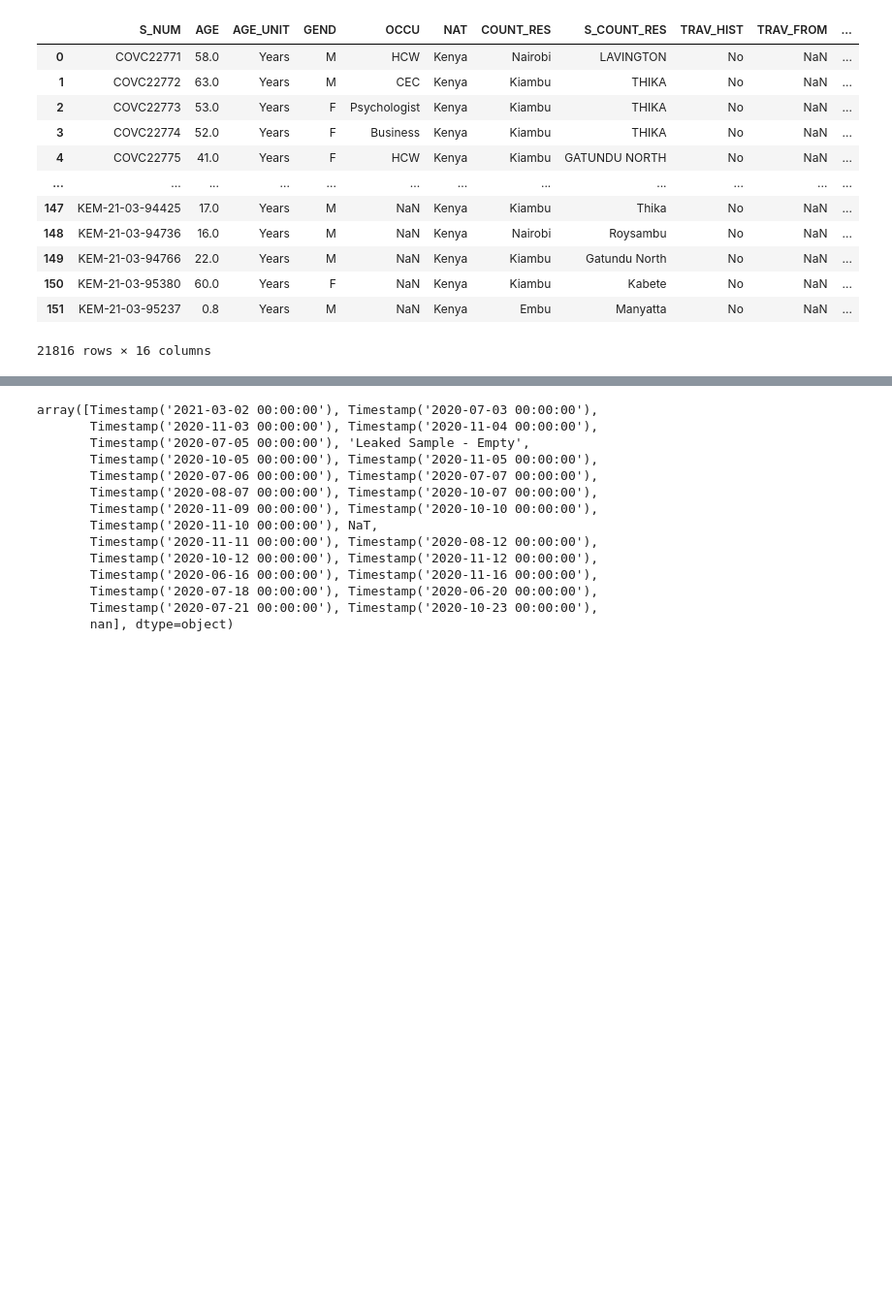
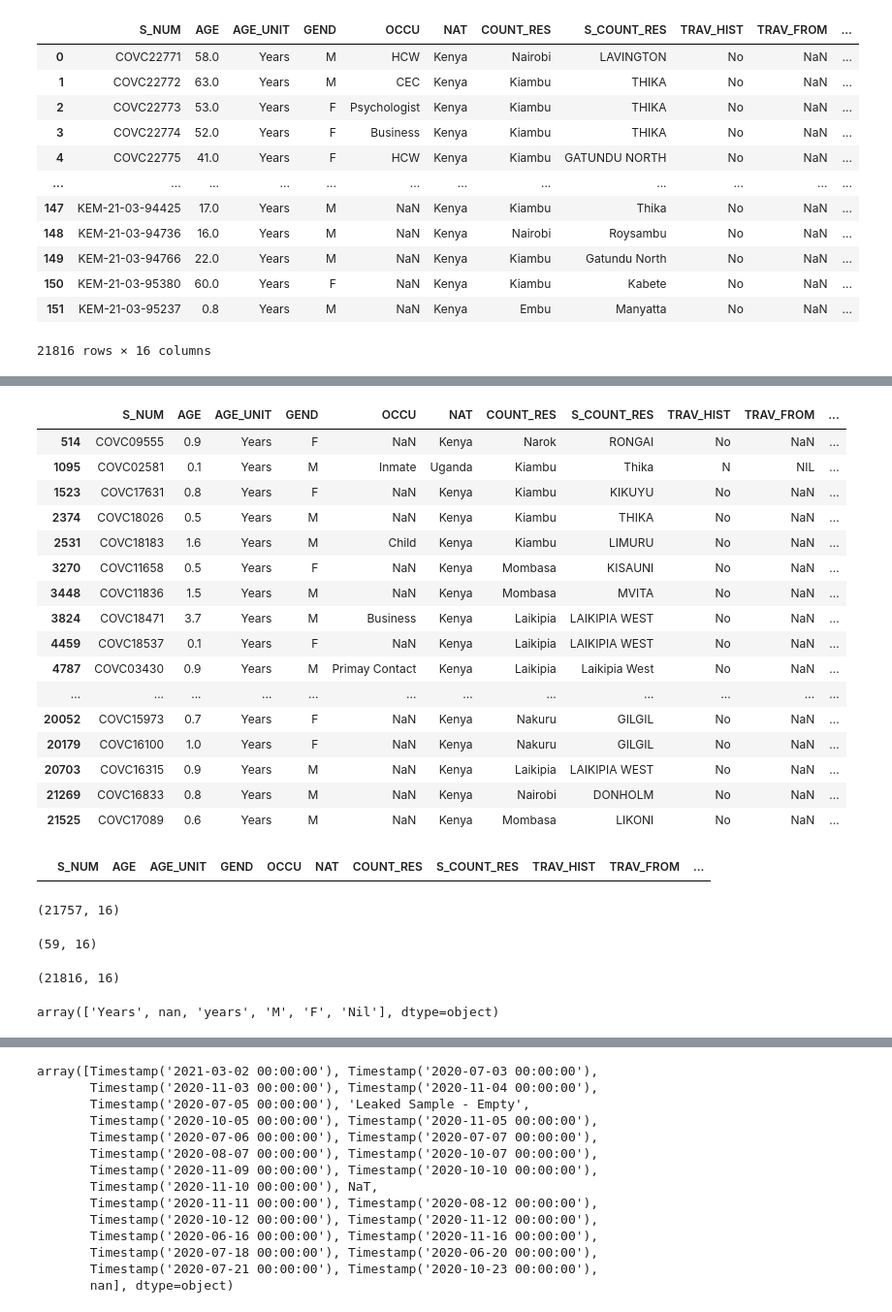
Before and after one commit to ousodaniel/SARS-CoV-2-Data-Workflows, a Jupyter notebook: metadata-cleaning.ipynb, the cells around one changed output, grey strips where cells are left out. Shown: that part at 97% size. Cells and saved outputs as stored; diff of their text form; code cells hidden in the pictures; blank space fills up the shorter version.

```diff
--- a/metadata-cleaning.ipynb
+++ b/metadata-cleaning.ipynb
@@ -302,0 +341,2 @@ df_raw.head()
+# %%
+df_mrg_mtdata = pd.read_excel('/home/douso/Documents/TrendData/Results/ResultsMerged/COVID19-results-merged.xlsx')
@@ -302,0 +347,2 @@ df_raw.head()
+# %%
+df_months = df_mrg_mtdata[df_mrg_mtdata['AGE_UNIT'] == 'Months']
@@ -302,0 +358,26 @@ df_raw.head()
+# %%
+df_mn2yrs = df_months.assign(AGE=df_months['AGE'].map(lambda x: round(x / 12, 1))).replace('Months', 'Years')
+# %%
+df_mn2yrs
+# %% [output]
+|  | S_NUM | AGE | AGE_UNIT | GEND | OCCU | NAT | COUNT_RES | S_COUNT_RES | TRAV_HIST | TRAV_FROM | ... |
+| 514 | COVC09555 | 0.9 | Years | F | NaN | Kenya | Narok | RONGAI | No | NaN | ... |
+| 1095 | COVC02581 | 0.1 | Years | M | Inmate | Uganda | Kiambu | Thika | N | NIL | ... |
+| 1523 | COVC17631 | 0.8 | Years | F | NaN | Kenya | Kiambu | KIKUYU | No | NaN | ... |
+| 2374 | COVC18026 | 0.5 | Years | M | NaN | Kenya | Kiambu | THIKA | No | NaN | ... |
+| 2531 | COVC18183 | 1.6 | Years | M | Child | Kenya | Kiambu | LIMURU | No | NaN | ... |
+| 3270 | COVC11658 | 0.5 | Years | F | NaN | Kenya | Mombasa | KISAUNI | No | NaN | ... |
+| 3448 | COVC11836 | 1.5 | Years | M | NaN | Kenya | Mombasa | MVITA | No | NaN | ... |
+| 3824 | COVC18471 | 3.7 | Years | M | Business | Kenya | Laikipia | LAIKIPIA WEST | No | NaN | ... |
+| 4459 | COVC18537 | 0.1 | Years | F | NaN | Kenya | Laikipia | LAIKIPIA WEST | No | NaN | ... |
+| 4787 | COVC03430 | 0.9 | Years | M | Primay Contact | Kenya | Laikipia | Laikipia West | No | NaN | ... |
+| ... | ... | ... | ... | ... | ... | ... | ... | ... | ... | ... | ... |
+| 20052 | COVC15973 | 0.7 | Years | F | NaN | Kenya | Nakuru | GILGIL | No | NaN | ... |
+| 20179 | COVC16100 | 1.0 | Years | F | NaN | Kenya | Nakuru | GILGIL | No | NaN | ... |
+| 20703 | COVC16315 | 0.9 | Years | M | NaN | Kenya | Laikipia | LAIKIPIA WEST | No | NaN | ... |
+| 21269 | COVC16833 | 0.8 | Years | M | NaN | Kenya | Nairobi | DONHOLM | No | NaN | ... |
+| 21525 | COVC17089 | 0.6 | Years | M | NaN | Kenya | Mombasa | LIKONI | No | NaN | ... |
+# %%
+df_mrg_mtdata[df_mrg_mtdata['AGE_UNIT'] == 'Days']#.AGE_UNIT.unique()
+# %% [output]
+|  | S_NUM | AGE | AGE_UNIT | GEND | OCCU | NAT | COUNT_RES | S_COUNT_RES | TRAV_HIST | TRAV_FROM | ... |
@@ -302,0 +386,8 @@ df_raw.head()
+# %%
+df_not_months.shape
+# %% [output]
+(21757, 16)
+# %%
+df_mn2yrs.shape
+# %% [output]
+(59, 16)
@@ -302,0 +396,8 @@ df_raw.head()
+# %%
+df_years.shape
+# %% [output]
+(21816, 16)
+# %%
+df_years['AGE_UNIT'].unique()
+# %% [output]
+array(['Years', nan, 'years', 'M', 'F', 'Nil'], dtype=object)
```
Also changed, not shown: parts of 48 cells of this notebook.
